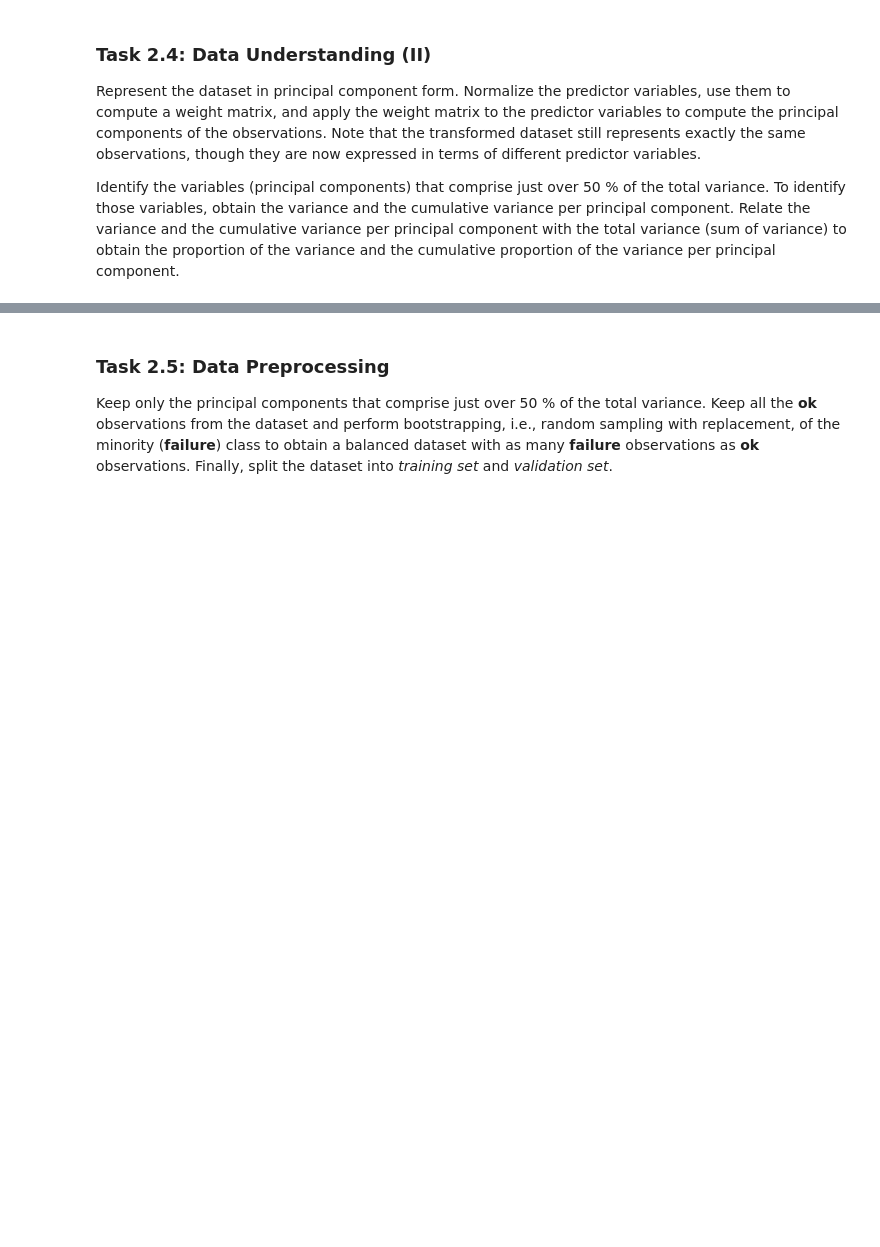
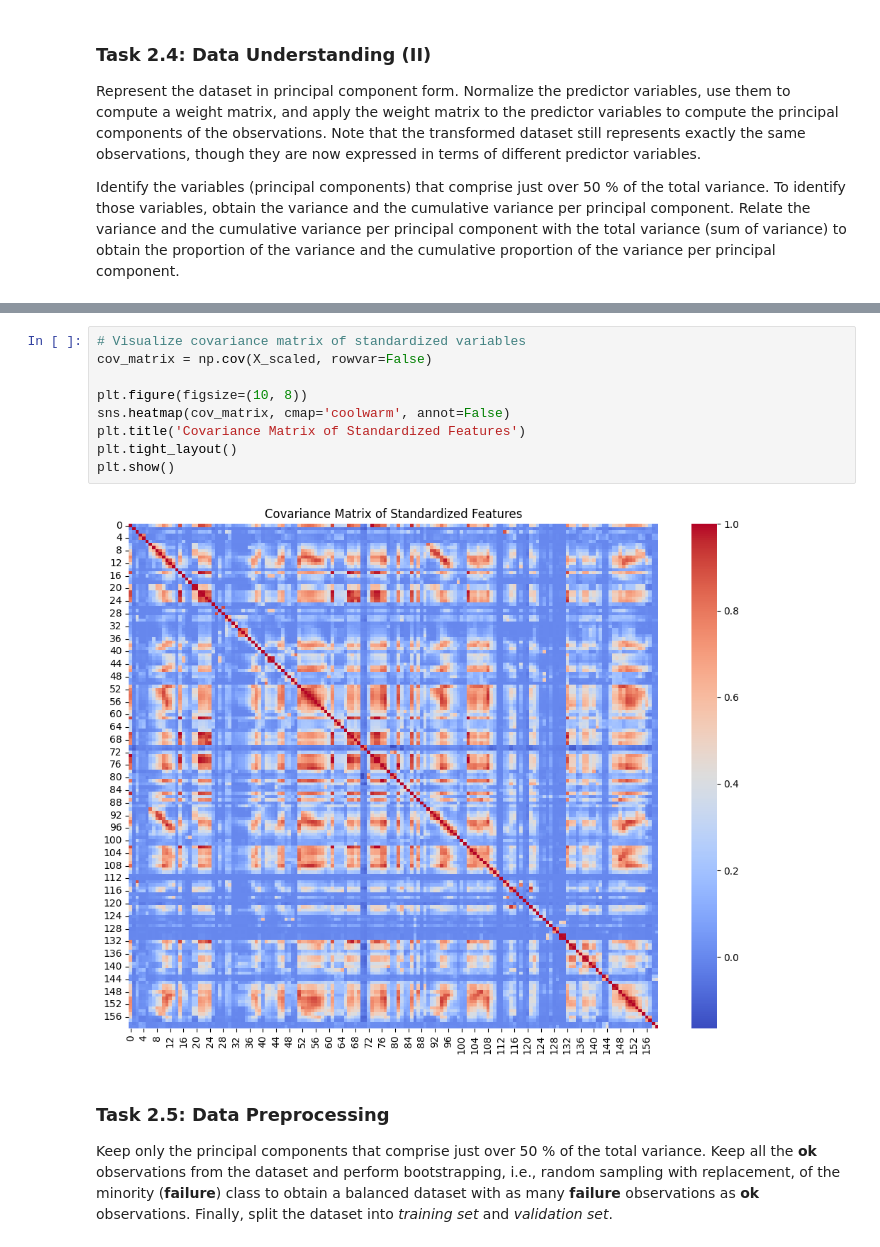
Before and after one commit to borondzhiyan/PS3, a Jupyter notebook: 03-classification.ipynb, the cells around one changed output, grey strips where cells are left out. Cells and saved outputs as stored; diff of their text form; blank space fills up the shorter version.

```diff
--- a/03-classification.ipynb
+++ b/03-classification.ipynb
@@ -672,3 +757,14 @@ Number of components explaining ≥ 50% of variance: 7
+# %%
+# Visualize covariance matrix of standardized variables
+cov_matrix = np.cov(X_scaled, rowvar=False)
+
+plt.figure(figsize=(10, 8))
+sns.heatmap(cov_matrix, cmap='coolwarm', annot=False)
+plt.title('Covariance Matrix of Standardized Features')
+plt.tight_layout()
+plt.show()
+# %% [output]
+[figure, added]
 # %% [markdown]
 ### Task 2.5: Data Preprocessing
 
```
Also changed, not shown: parts of 21 cells of this notebook, 2 other files.
